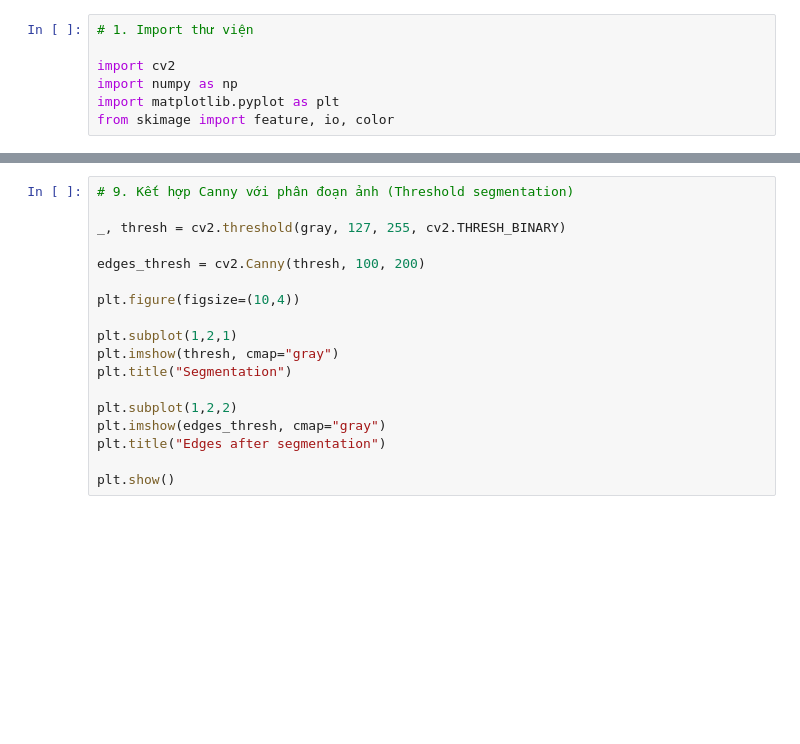
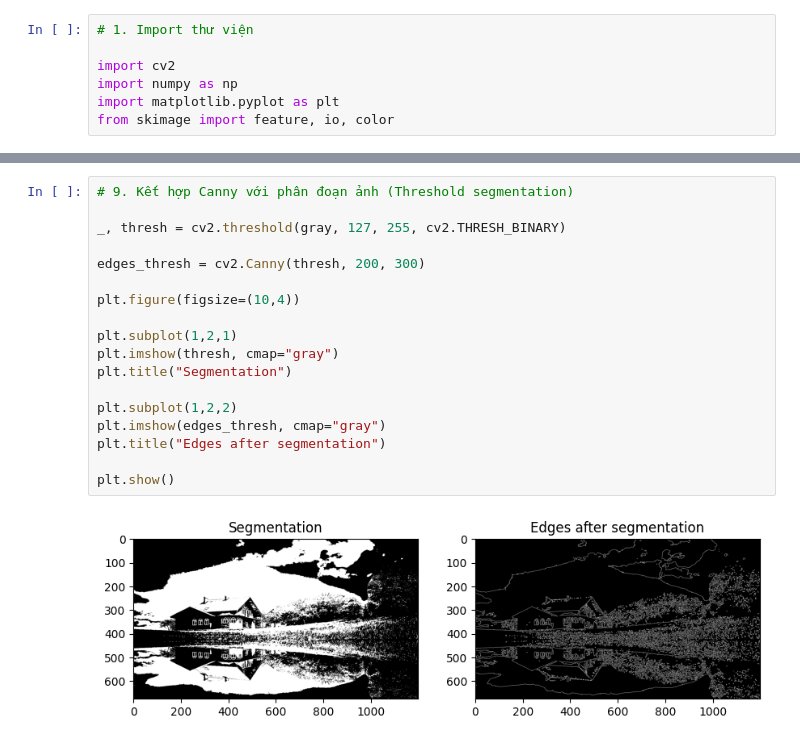
Before and after one commit to hongnhuanwork/IPCV_Group3_Lab, a Jupyter notebook: lab03/lab03.ipynb, the cells around one changed output, grey strips where cells are left out. Drawn from its saved outputs; the diff is of its cells as text; blank space fills up the shorter version.

```diff
--- a/lab03/lab03.ipynb
+++ b/lab03/lab03.ipynb
@@ -114,21 +131,23 @@ plt.show()
 # %%
 # 9. Kết hợp Canny với phân đoạn ảnh (Threshold segmentation)
 
 _, thresh = cv2.threshold(gray, 127, 255, cv2.THRESH_BINARY)
 
-edges_thresh = cv2.Canny(thresh, 100, 200)
+edges_thresh = cv2.Canny(thresh, 200, 300)
 
 plt.figure(figsize=(10,4))
 
 plt.subplot(1,2,1)
 plt.imshow(thresh, cmap="gray")
 plt.title("Segmentation")
 
 plt.subplot(1,2,2)
 plt.imshow(edges_thresh, cmap="gray")
 plt.title("Edges after segmentation")
 
 plt.show()
+# %% [output]
+[figure, added]
 # %%
 # 10. Kết hợp Canny với nhận dạng hình dạng (Contour detection)
 
```
Also changed, not shown: parts of 9 cells of this notebook, 3 other files.
